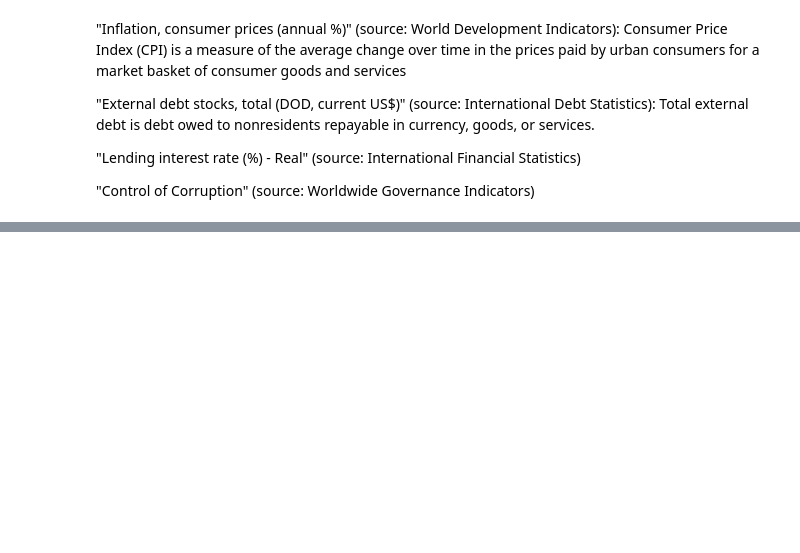
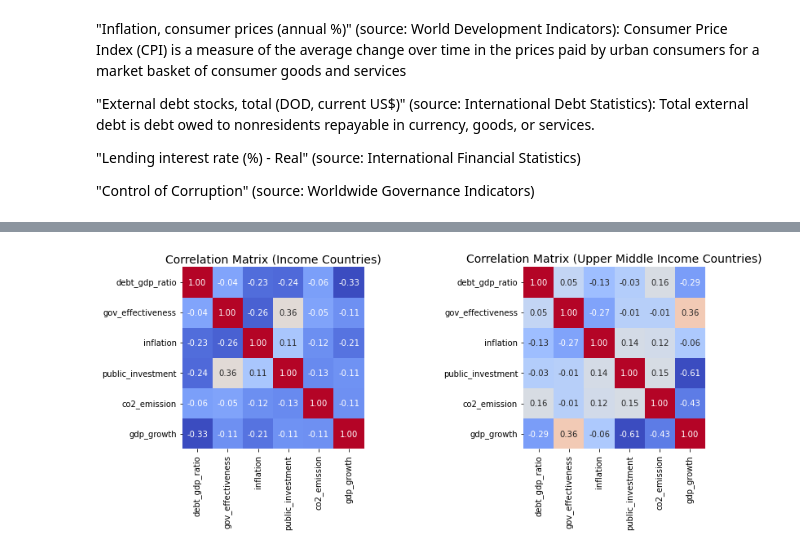
Before and after one commit to Bonorinoa/Entangled-Mind, a Jupyter notebook: OLS/Econometrics_Python_OLS.ipynb, the cells around one changed output, grey strips where cells are left out. Saved outputs shown, nothing was run; the diff lists cells and outputs as text; code cells hidden in the pictures; blank space fills up the shorter version.

```diff
--- a/OLS/Econometrics_Python_OLS.ipynb
+++ b/OLS/Econometrics_Python_OLS.ipynb
@@ -7,0 +28,6 @@ import statsmodels
+# %%
+%%render
+
+a = 2
+b = 3
+c = 2*a + b/3
@@ -55,0 +299,5 @@ UNEMPSA_       Unemployment rate,Percent,,,
+# %%
+#corr_matrix_hic = display_corr_matrix(df_hic)
+display_corr_matrix([df_hic, df_umc])
+# %% [output]
+[figure, added]
```
Also changed, not shown: parts of 24 cells of this notebook.
